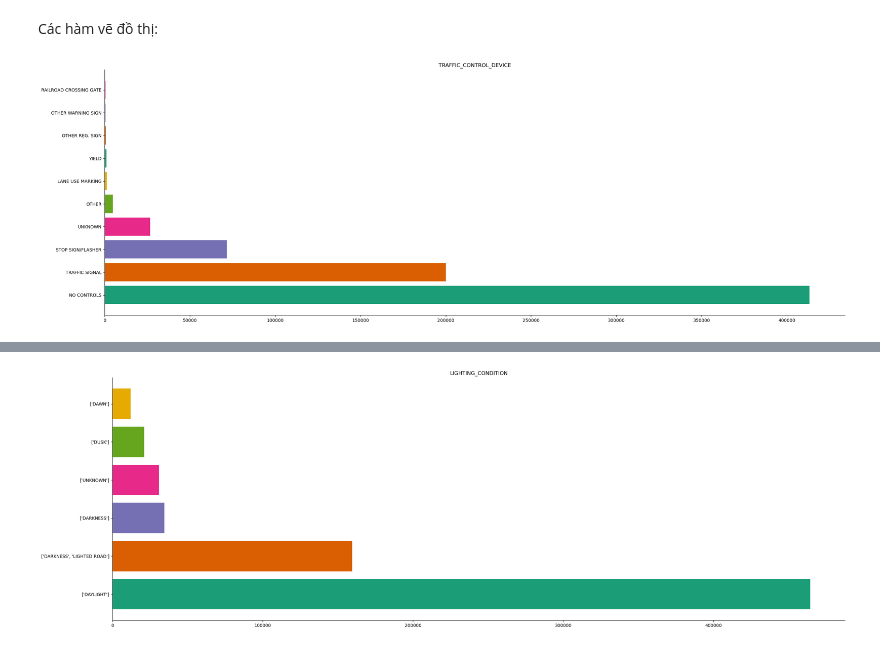
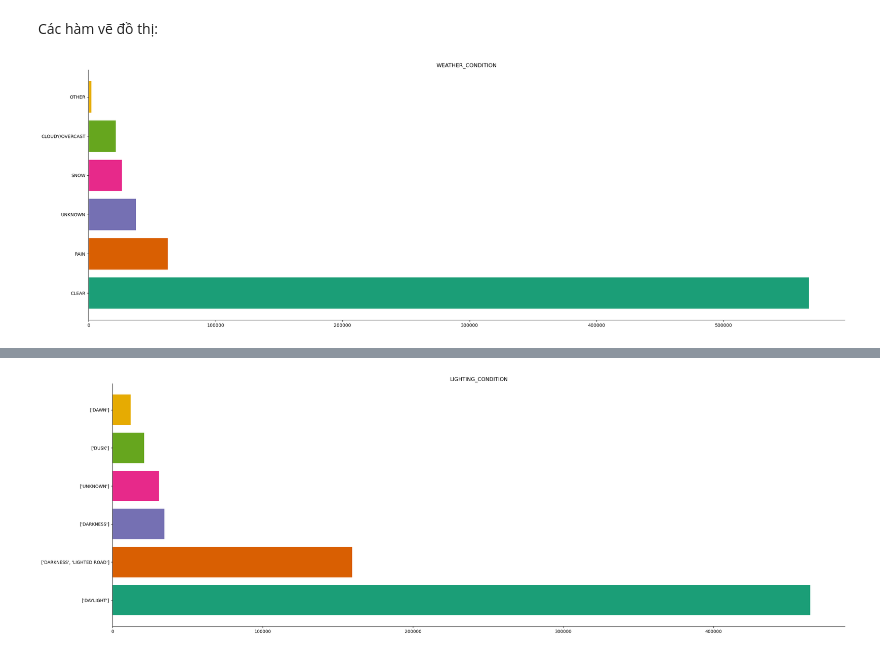
Before and after one commit to HuyHoangTuan/accidents_data_governance, a Jupyter notebook: src/note_book/main.ipynb, the cells around one changed output, grey strips where cells are left out. Cells and saved outputs as stored; diff of their text form; code cells hidden in the pictures.

Commit message:
more visualizations

```diff
--- a/src/note_book/main.ipynb
+++ b/src/note_book/main.ipynb
@@ -59,6 +59,6 @@ def categorical_histogram(df, colname, figsize=(30, 10), mpl_palette_name='Dark2
   ax.spines[['top', 'right',]].set_visible(False)
   plt.show()
 # %%
-categorical_histogram(chicago, *['TRAFFIC_CONTROL_DEVICE'], top_values = 10)
+categorical_histogram(chicago, *['WEATHER_CONDITION'], top_values=6)
 # %% [output]
-[figure, old version]
+[figure, new version]
```
Also changed, not shown: parts of 11 cells of this notebook.
